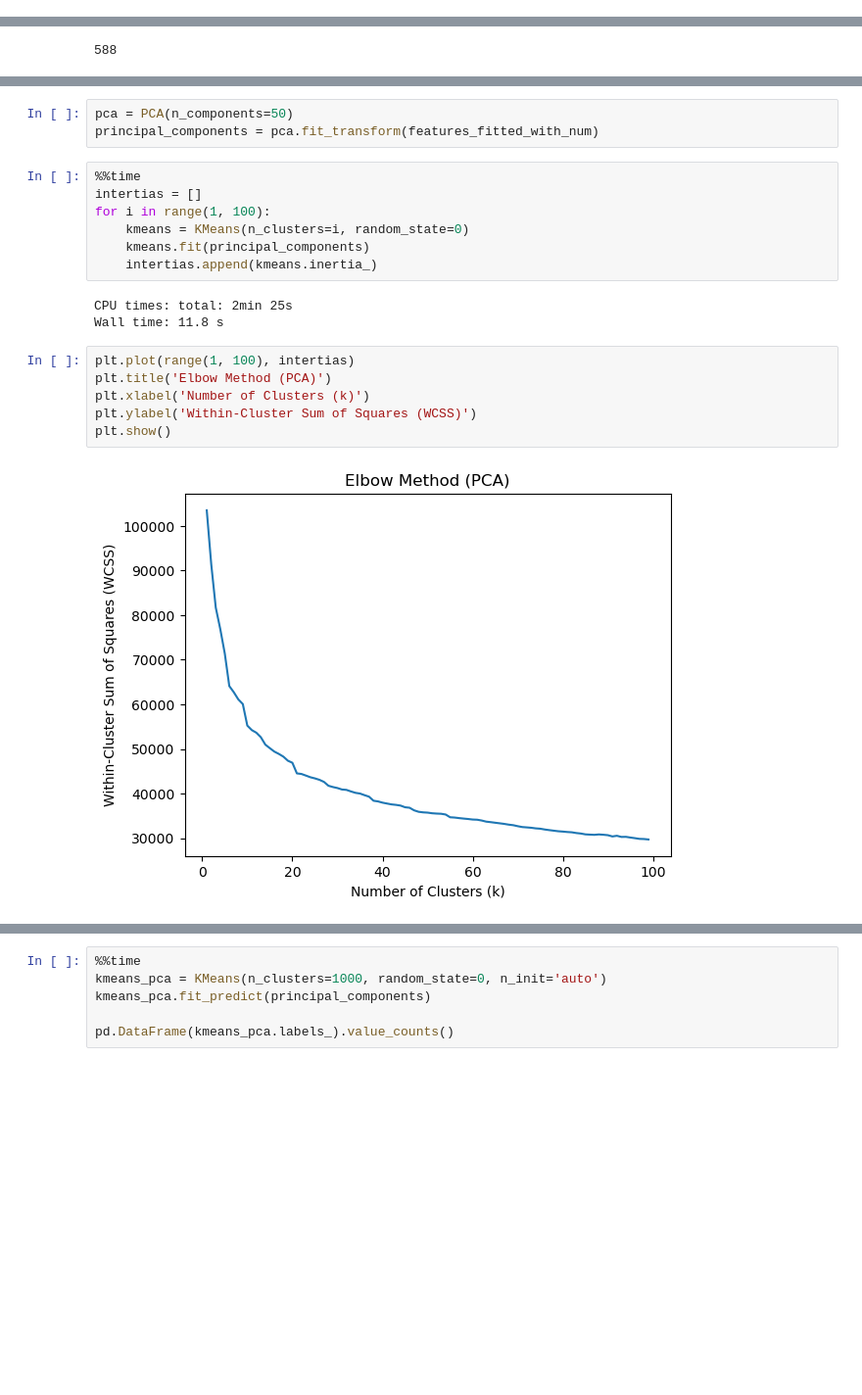
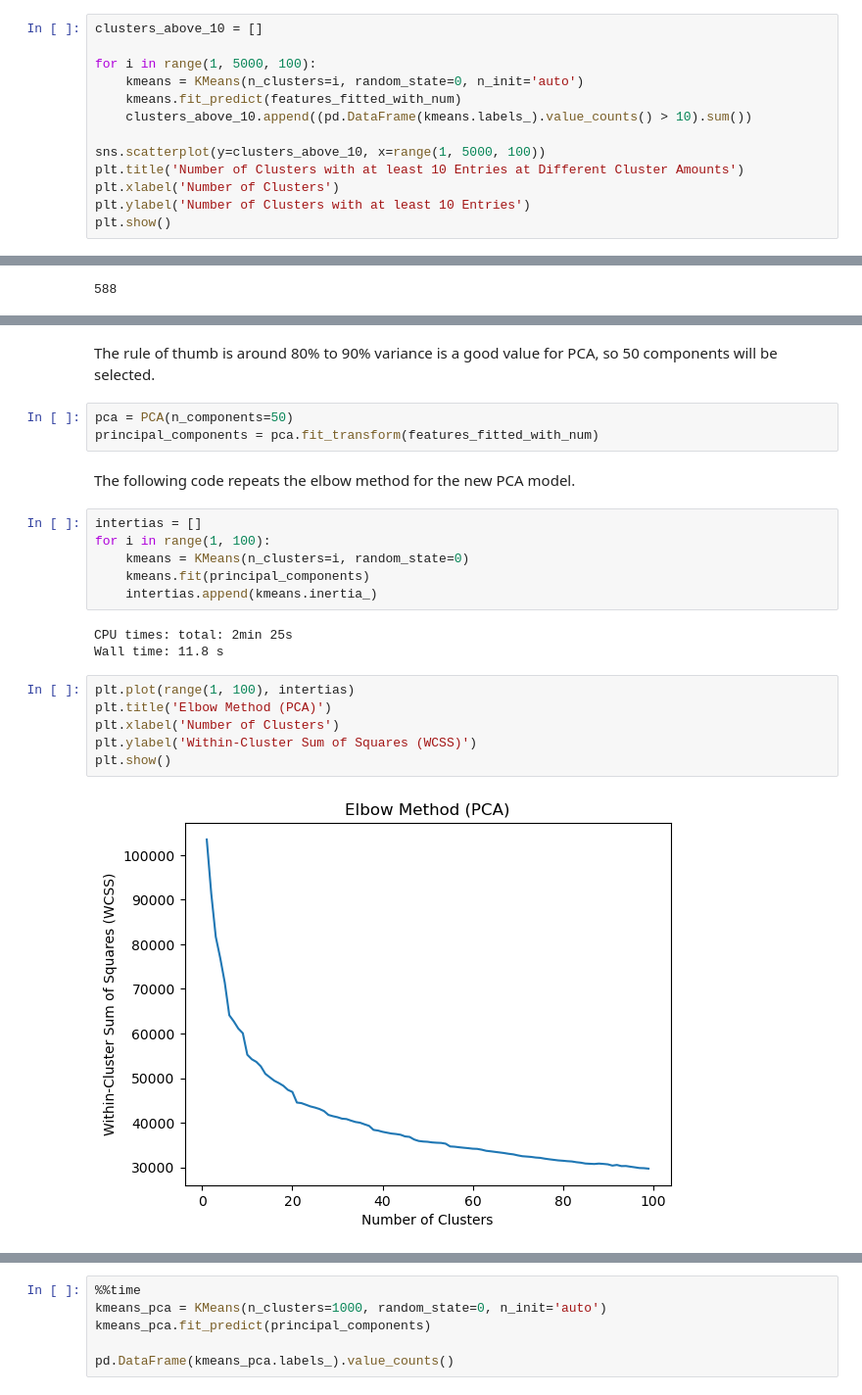
Before and after one commit to ChessGuy/data-projects, a Jupyter notebook: Board Game Recommender/Board Game Recommender.ipynb, the cells around one changed output, grey strips where cells are left out. Shown at 98% size. Drawn from its saved outputs; the diff is of its cells as text; blank space fills up the shorter version.

```diff
--- a/Board Game Recommender/Board Game Recommender.ipynb
+++ b/Board Game Recommender/Board Game Recommender.ipynb
@@ -542,0 +542,13 @@ plt.show()
+# %%
+clusters_above_10 = []
+
+for i in range(1, 5000, 100):
+    kmeans = KMeans(n_clusters=i, random_state=0, n_init='auto')
+    kmeans.fit_predict(features_fitted_with_num)
+    clusters_above_10.append((pd.DataFrame(kmeans.labels_).value_counts() > 10).sum())
+
+sns.scatterplot(y=clusters_above_10, x=range(1, 5000, 100))
+plt.title('Number of Clusters with at least 10 Entries at Different Cluster Amounts')
+plt.xlabel('Number of Clusters')
+plt.ylabel('Number of Clusters with at least 10 Entries')
+plt.show()
@@ -591,8 +614,11 @@ plt.plot(range(1, len(pca_var) + 1), pca.explained_variance_ratio_.cumsum())
+# %% [markdown]
+The rule of thumb is around 80% to 90% variance is a good value for PCA, so 50 components will be selected.
 # %%
 pca = PCA(n_components=50)
 principal_components = pca.fit_transform(features_fitted_with_num)
+# %% [markdown]
+The following code repeats the elbow method for the new PCA model.
 # %%
-%%time
 intertias = []
 for i in range(1, 100):
     kmeans = KMeans(n_clusters=i, random_state=0)
@@ -604,8 +630,8 @@ Wall time: 11.8 s
 # %%
 plt.plot(range(1, 100), intertias)
 plt.title('Elbow Method (PCA)')
-plt.xlabel('Number of Clusters (k)')
+plt.xlabel('Number of Clusters')
 plt.ylabel('Within-Cluster Sum of Squares (WCSS)')
 plt.show()
 # %% [output]
-[figure, old version]
+[figure, new version]
```
Also changed, not shown: parts of 120 cells of this notebook.
